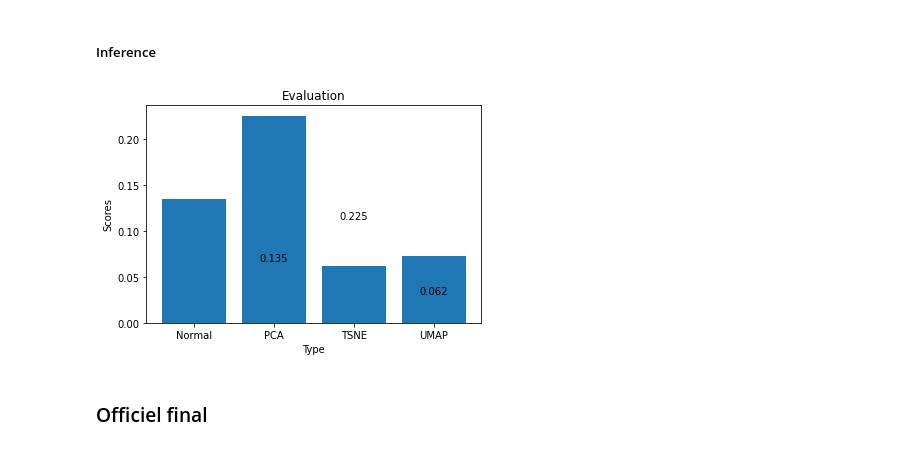
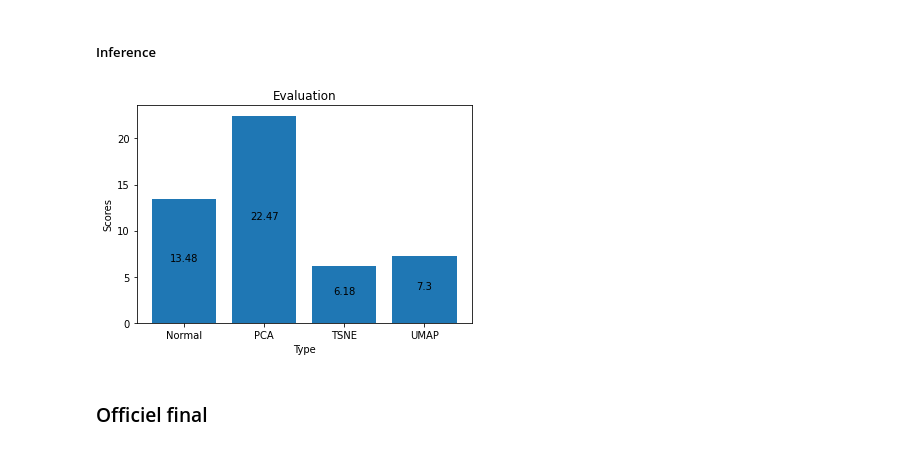
Before and after one commit to XuanMinhVuongNGUYEN/Recognition-of-audio-commands-for-drones, a Jupyter notebook: ProjetFilRouge_ModIA_2022_2.ipynb, the cells around one changed output. Cells and saved outputs as stored; diff of their text form; code cells hidden in the pictures.

```diff
--- a/ProjetFilRouge_ModIA_2022_2.ipynb
+++ b/ProjetFilRouge_ModIA_2022_2.ipynb
@@ -1203,25 +1203,25 @@ plt.show()
 ##### Inference
 # %%
 def add_value_label(x_list,y_list):
-    for i in range(1, len(x_list)+1):
-        plt.annotate(y_list[i-1],(i,y_list[i-1]/2), ha="center")
+    for i in range(0, len(x_list)):
+        plt.annotate(y_list[i],(i,y_list[i]/2), ha="center")
 
-ac1 = round(inference_normal[0], 3)
-ac2 = round(inference_pca[0], 3)
-ac3 = round(inference_tsne[0], 3)
-ac4 = round(inference_umap[0], 3)
+ac1 = round(inference_normal[0]*100, 2)
+ac2 = round(inference_pca[0]*100, 2)
+ac3 = round(inference_tsne[0]*100, 2)
+ac4 = round(inference_umap[0]*100, 2)
 
 accs = [ac1, ac2, ac3, ac4]
 labels = ['Normal', 'PCA', 'TSNE', 'UMAP']
 plt.bar(labels, accs)
 add_value_label(labels, accs)
 plt.title("Evaluation")
 plt.xlabel("Type")
 plt.ylabel("Scores")
 plt.savefig(f'Inference.png')
 plt.show()
 # %% [output]
-[figure, old version]
+[figure, new version]
 # %% [markdown]
 ### Officiel final
 # %%
```
